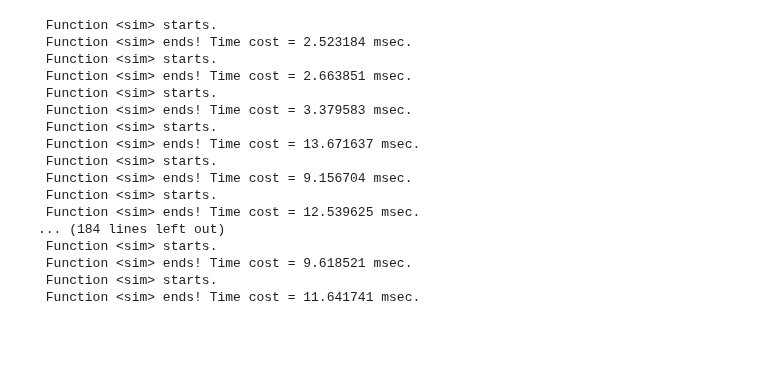
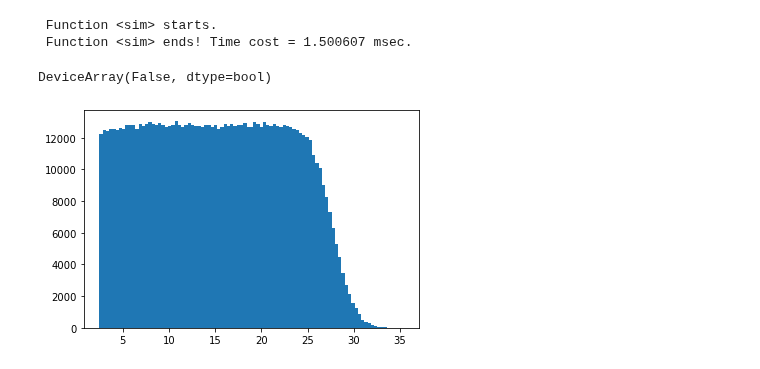
Before and after one commit to XENONnT/appletree, a Jupyter notebook: workflow_test.ipynb, the cells around one changed output. Drawn from its saved outputs; the diff is of its cells as text; code cells hidden in the pictures; blank space fills up the shorter version.

```diff
--- a/workflow_test.ipynb
+++ b/workflow_test.ipynb
@@ -216,23 +224,9 @@ sim(key, batch_size)
  DeviceArray([1.        , 0.9016649 , 1.        , ..., 1.        ,
               0.99502844, 0.8339713 ], dtype=float32))
 # %%
-for i in range(100):
-    key, cs1, cs2, eff = sim(key, batch_size)
+key, cs1, cs2, eff = sim(key, batch_size)
 # %% [output]
  Function <sim> starts.
- Function <sim> ends! Time cost = 2.523184 msec.
- Function <sim> starts.
- Function <sim> ends! Time cost = 2.663851 msec.
- Function <sim> starts.
- Function <sim> ends! Time cost = 3.379583 msec.
- Function <sim> starts.
- Function <sim> ends! Time cost = 13.671637 msec.
- Function <sim> starts.
- Function <sim> ends! Time cost = 9.156704 msec.
- Function <sim> starts.
- Function <sim> ends! Time cost = 12.539625 msec.
-... (184 lines left out)
- Function <sim> starts.
- Function <sim> ends! Time cost = 9.618521 msec.
- Function <sim> starts.
- Function <sim> ends! Time cost = 11.641741 msec.
+ Function <sim> ends! Time cost = 1.500607 msec.
+# %%
+ces = 0.0137*(cs1/0.15+cs2/16.)
@@ -239,3 +238,12 @@ for i in range(100):
+# %%
+jnp.any(ces == np.nan)
+# %% [output]
+DeviceArray(False, dtype=bool)
+# %%
+plt.hist(np.array(ces), bins=100, weights=np.array(eff))
+plt.show()
+# %% [output]
+[figure, added]
 # %%
 h, bin_egdes = jnp.histogramdd(
     jnp.asarray([cs1, cs2]).T,
```
Also changed, not shown: parts of 7 cells of this notebook, 1 other file.
